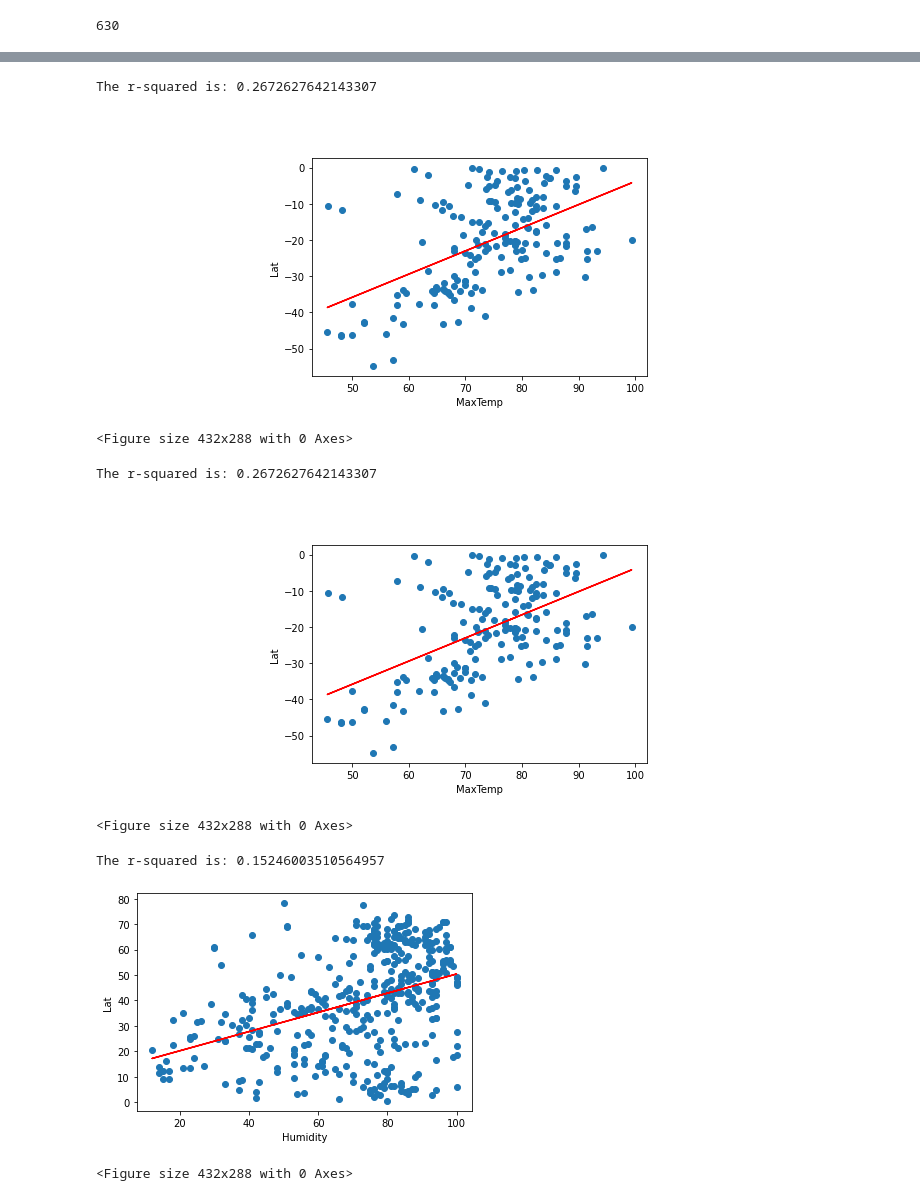
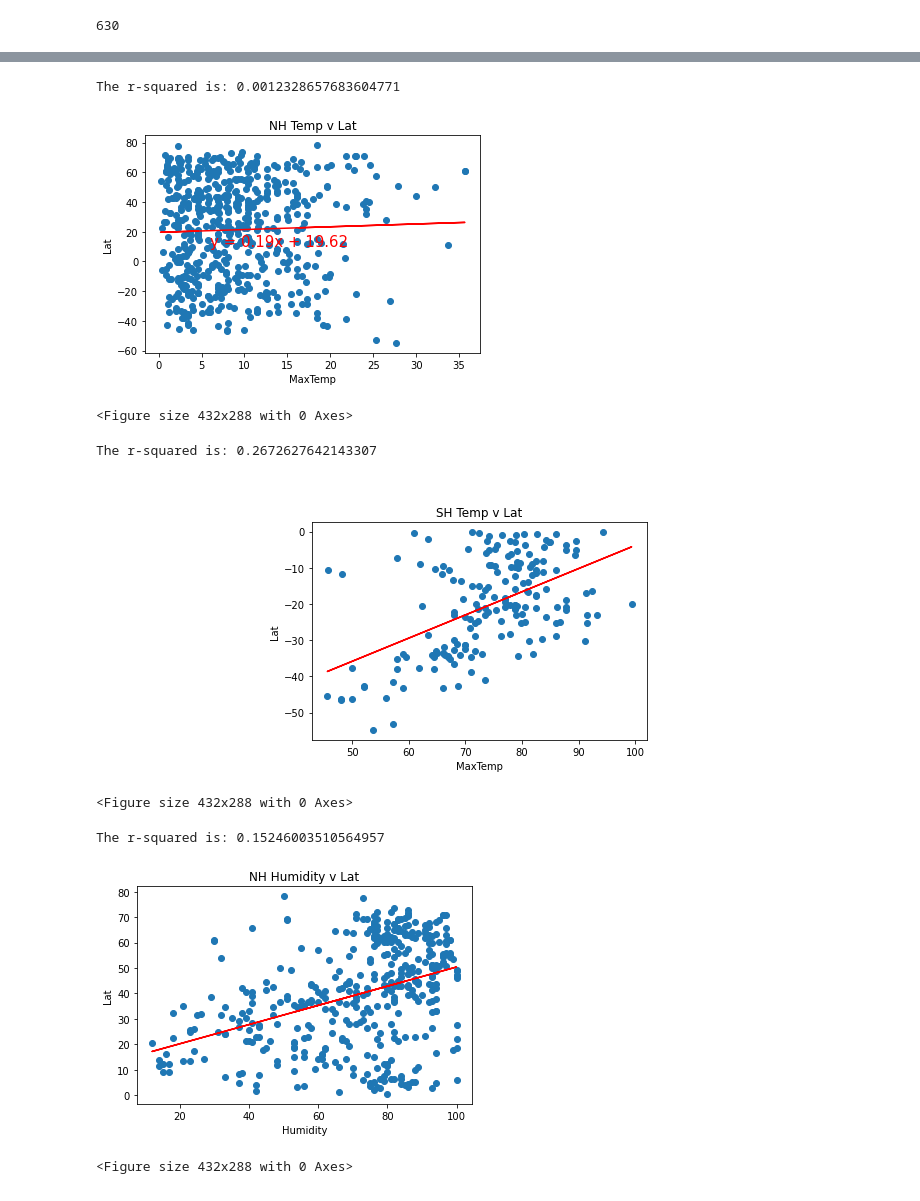
Before and after one commit to GowthamKK25/Python_API-s-HW, a Jupyter notebook: WeatherPy/WeatherMain.ipynb, the cells around one changed output, grey strips where cells are left out. Cells and saved outputs as stored; diff of their text form; code cells hidden in the pictures.

```diff
--- a/WeatherPy/WeatherMain.ipynb
+++ b/WeatherPy/WeatherMain.ipynb
@@ -214,23 +222,25 @@ SouthHemisphere = weather_dataframe.loc[weather_dataframe['Lat'] <= 0]
 x_values = NorthHemishphere['MaxTemp']
 y_values = NorthHemishphere['Lat']
 # %%
+#Little to no assoication because r^2 is low
 (slope, intercept, rvalue, pvalue, stderr) = linregress(x_values, y_values)
 regress_values = x_values * slope + intercept
 line_eq = "y = " + str(round(slope,2)) + "x + " + str(round(intercept,2))
 plt.scatter(x_values,y_values)
 plt.plot(x_values,regress_values,"r-")
 plt.annotate(line_eq,(6,10),fontsize=15,color="red")
 plt.xlabel('MaxTemp')
 plt.ylabel('Lat')
 print(f"The r-squared is: {rvalue**2}")
+plt.title("NH Temp v Lat")
 plt.show()
 plt.savefig("NHMaxTemp.png")
 # %% [output]
-The r-squared is: 0.2672627642143307
+The r-squared is: 0.0012328657683604771
-[figure, old version]
+[figure, new version]
 <Figure size 432x288 with 0 Axes>
 # %%
-#South Hemisphere Temp
+#South Hemisphere Temp, Low association as well because r^2 is low
 x_values = SouthHemisphere['MaxTemp']
 y_values = SouthHemisphere['Lat']
 (slope, intercept, rvalue, pvalue, stderr) = linregress(x_values, y_values)
@@ -242,14 +252,15 @@ plt.annotate(line_eq,(6,10),fontsize=15,color="red")
 plt.xlabel('MaxTemp')
 plt.ylabel('Lat')
 print(f"The r-squared is: {rvalue**2}")
+plt.title("SH Temp v Lat")
 plt.show()
 plt.savefig("SHMaxTemp.png")
 # %% [output]
 The r-squared is: 0.2672627642143307
-[figure, old version]
+[figure, new version]
 <Figure size 432x288 with 0 Axes>
 # %%
-# North Hemisphere Humidity
+# North Hemisphere Humidity, low assoication because r^2 is low between the values
 x_values =  NorthHemishphere['Humidity']
 y_values = NorthHemishphere['Lat']
 (slope, intercept, rvalue, pvalue, stderr) = linregress(x_values, y_values)
@@ -261,10 +272,11 @@ plt.annotate(line_eq,(6,10),fontsize=15,color="red")
 plt.xlabel('Humidity')
 plt.ylabel('Lat')
 print(f"The r-squared is: {rvalue**2}")
+plt.title("NH Humidity v Lat")
 plt.show()
 plt.savefig("NHHumidity.png")
 # %% [output]
 The r-squared is: 0.15246003510564957
-[figure, old version]
+[figure, new version]
 <Figure size 432x288 with 0 Axes>
 # %%
```
Also changed, not shown: parts of 14 cells of this notebook, 6 other files.
